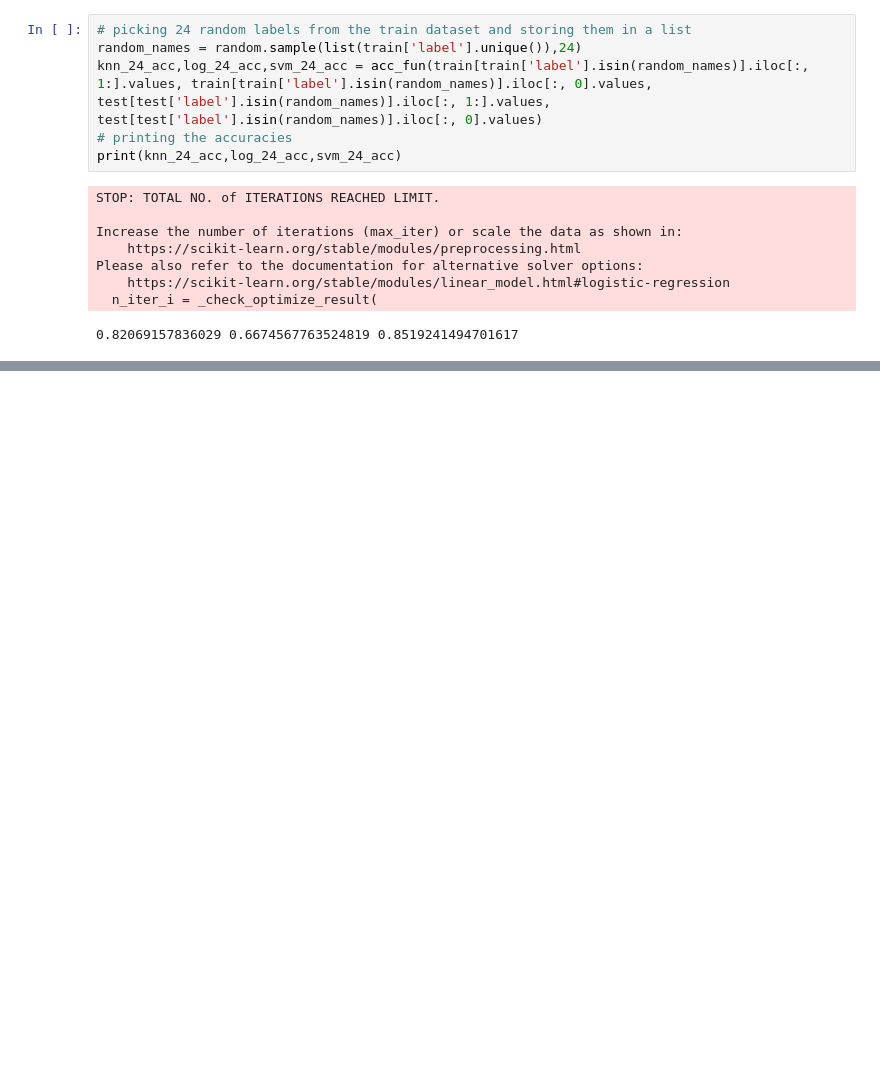
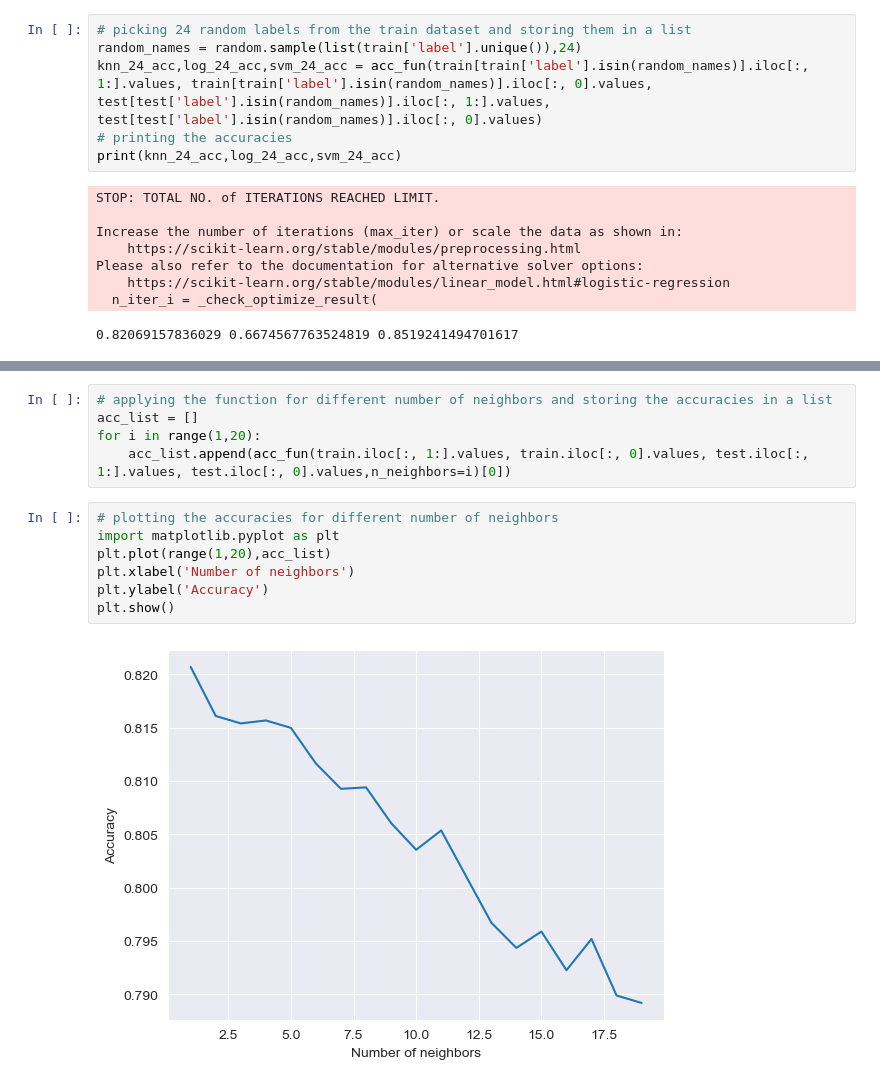
Before and after one commit to parzival979/IMAGE_RECOGNITION_PCA, a Jupyter notebook: sign_language_char.ipynb, the cells around one changed output, grey strips where cells are left out. Saved outputs shown, nothing was run; the diff lists cells and outputs as text; blank space fills up the shorter version.

```diff
--- a/sign_language_char.ipynb
+++ b/sign_language_char.ipynb
@@ -259,0 +242,14 @@ plt.show()
+# %%
+# applying the function for different number of neighbors and storing the accuracies in a list
+acc_list = []
+for i in range(1,20):
+    acc_list.append(acc_fun(train.iloc[:, 1:].values, train.iloc[:, 0].values, test.iloc[:, 1:].values, test.iloc[:, 0].values,n_neighbors=i)[0])
+# %%
+# plotting the accuracies for different number of neighbors
+import matplotlib.pyplot as plt
+plt.plot(range(1,20),acc_list)
+plt.xlabel('Number of neighbors')
+plt.ylabel('Accuracy')
+plt.show()
+# %% [output]
+[figure, added]
```
Also changed, not shown: parts of 8 cells of this notebook, 2 other files.
